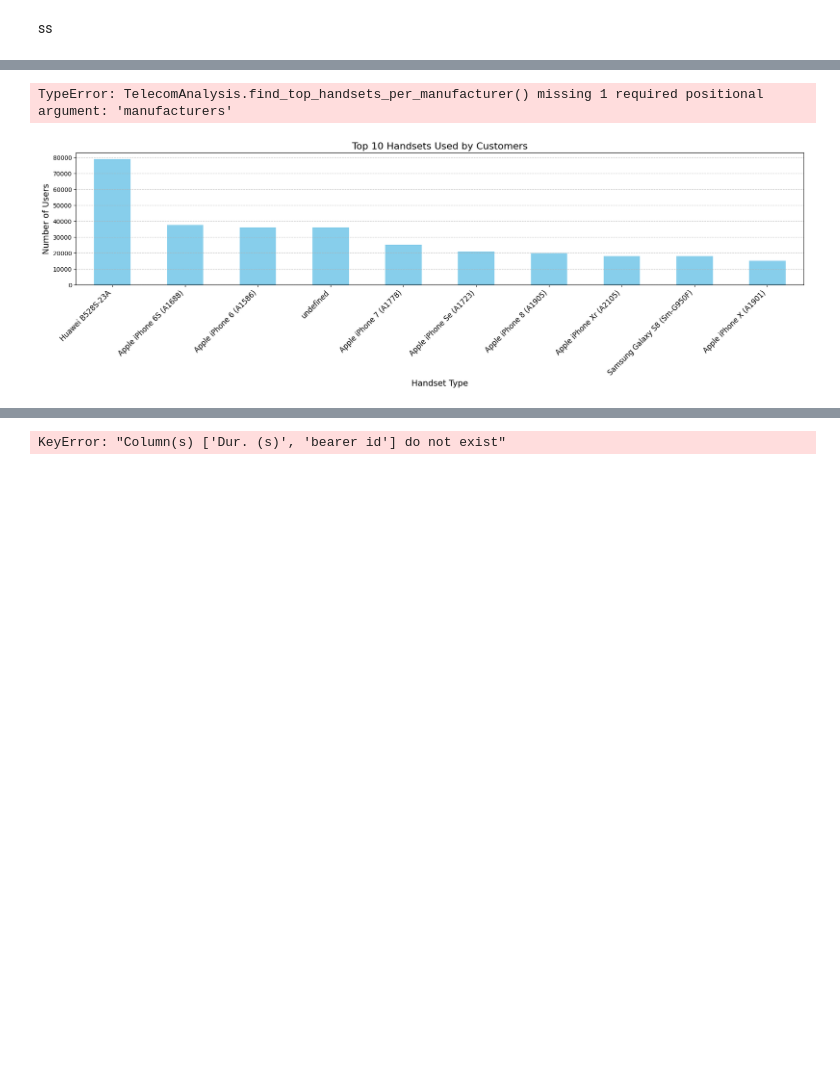
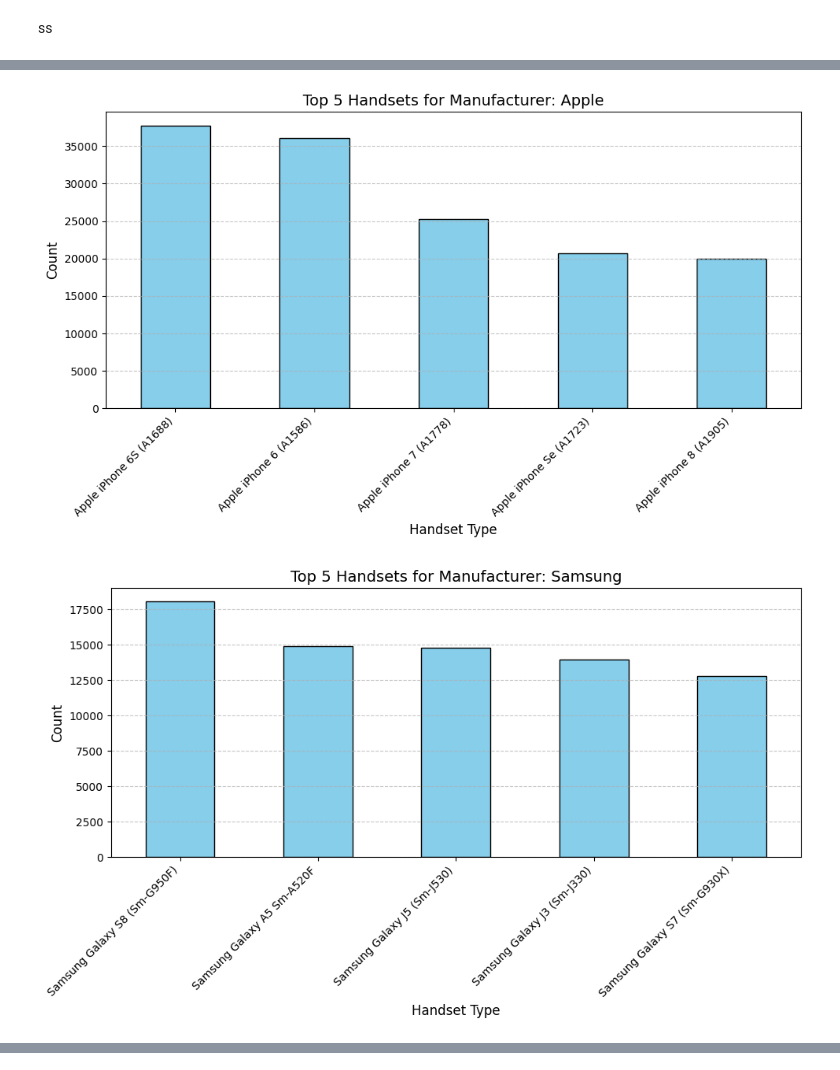
Before and after one commit to yetimnew/Telecom-Customer-Behavior-and-Engagement-Insights, a Jupyter notebook: notebooks/User_Overview_Analysis.ipynb, the cells around one changed output, grey strips where cells are left out. Cells and saved outputs as stored; diff of their text form; code cells hidden in the pictures; blank space fills up the shorter version.

Commit message:
Basic Data analyis done

```diff
--- a/notebooks/User_Overview_Analysis.ipynb
+++ b/notebooks/User_Overview_Analysis.ipynb
@@ -121,20 +137,15 @@ TypeError: TelecomAnalysis.find_top_handsets_per_manufacturer() missing 1 requir
-# %%
-analysis.find_top_handsets_per_manufacturer(n=5)
-# %% [output]
-TypeError: TelecomAnalysis.find_top_handsets_per_manufacturer() missing 1 required positional argument: 'manufacturers'
 # %%
-# Step 5: Plot the Top 10 Handsets
-if top_handsets is not None:
-    plt.figure(figsize=(18, 6))
-    top_handsets.plot(kind='bar', color='skyblue')
-    plt.title('Top 10 Handsets Used by Customers', fontsize=16)
-    plt.xlabel('Handset Type', fontsize=14)
-    plt.ylabel('Number of Users', fontsize=14)
-    plt.xticks(rotation=45, ha='right', fontsize=12)
+# Loop through each manufacturer and plot their top 5 handsets
+for manufacturer, handsets in top_handsets_per_manufacturer.items():
+    plt.figure(figsize=(10, 6))
+    handsets.plot(kind='bar', color='skyblue', edgecolor='black')
+    plt.title(f"Top 5 Handsets for Manufacturer: {manufacturer}", fontsize=14)
+    plt.xlabel("Handset Type", fontsize=12)
+    plt.ylabel("Count", fontsize=12)
+    plt.xticks(rotation=45, ha='right', fontsize=10)
     plt.grid(axis='y', linestyle='--', alpha=0.7)
     plt.tight_layout()
     plt.show()
-else:
-    print("No data available for plotting.")
 # %% [output]
-[figure, old version]
+[figure, new version]
+[figure, added]
@@ -141,7 +152,0 @@ else:
-# %%
-# Step 6: Aggregate user metrics
-user_metrics = analysis.aggregate_user_metrics()
-print("\nAggregated User Metrics:")
-print(user_metrics.head())
-# %% [output]
-KeyError: "Column(s) ['Dur. (s)', 'bearer id'] do not exist"
```
Also changed, not shown: parts of 2 cells of this notebook, 3 other files.
